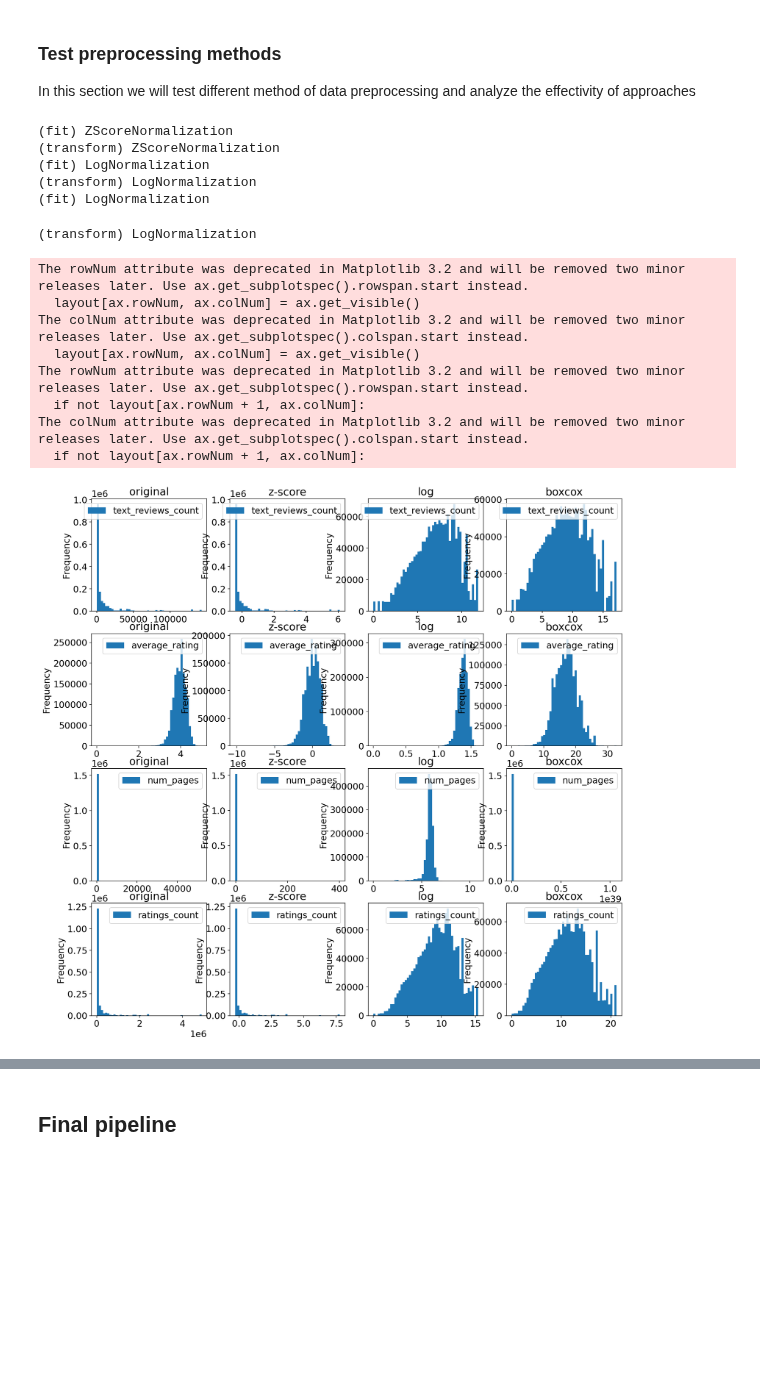
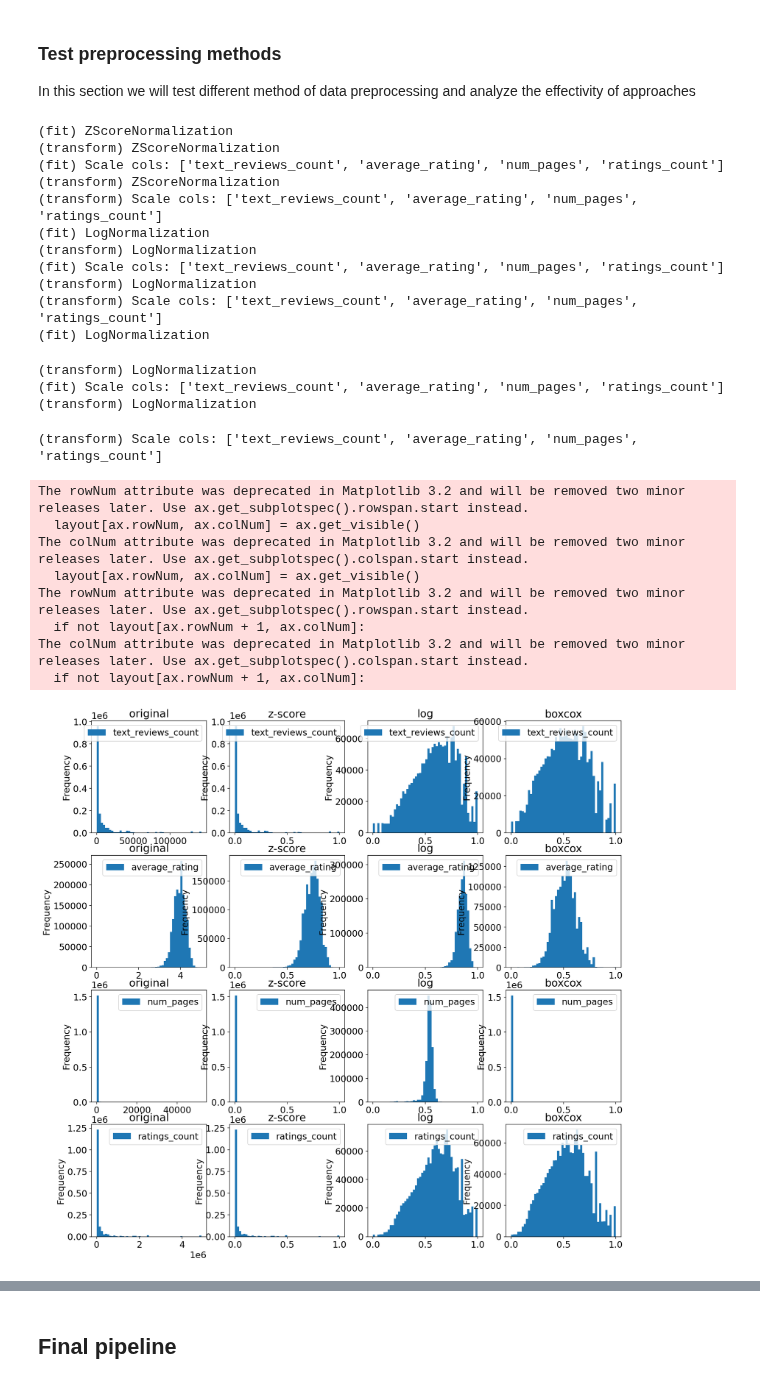
Before and after one commit to Pomichal/oznal-project, a Jupyter notebook: notebooks/Preprocessing.ipynb, the cells around one changed output, grey strips where cells are left out. Cells and saved outputs as stored; diff of their text form; code cells hidden in the pictures; blank space fills up the shorter version.

```diff
--- a/notebooks/Preprocessing.ipynb
+++ b/notebooks/Preprocessing.ipynb
@@ -136,43 +133,56 @@ numeric_cols = [
                 'average_rating',
                 'num_pages',
                 'ratings_count'
                ]
 
+scaler = MinMaxScaler(feature_range=(0,1))
+
 def drop_zero(df, col_name):
     return [i != 0 for i in df[col_name]]
 
 ppl1 = Pipeline([
-#      ('Scale', pp.Scale(numeric_cols, MinMaxScaler())),
      ('DropZeros', pp.DropValues(numeric_cols, drop_zero)),
-     ('ZScore', pp.ZScoreNormalization(numeric_cols))
+     ('ZScore', pp.ZScoreNormalization(numeric_cols)),
+     ('Scale', pp.Scale(numeric_cols, scaler)),
 ])
 ppl2 = Pipeline([
 # #      ('Scale', pp.Scale(numeric_cols, MinMaxScaler())),
      ('DropZeros', pp.DropValues(numeric_cols, drop_zero)),
-     ('Ln', pp.LogNormalization(numeric_cols))
+     ('Ln', pp.LogNormalization(numeric_cols)),
+     ('Scale', pp.Scale(numeric_cols, scaler)),
 ])
 ppl3 = Pipeline([
      ('DropZeros', pp.DropValues(numeric_cols, drop_zero)),
-     ('Boxcox', pp.BoxCoxNormalization(numeric_cols))
+     ('Boxcox', pp.BoxCoxNormalization(numeric_cols)),
+     ('Scale', pp.Scale(numeric_cols, scaler)),
 ])
 
 titles = ['original', 'z-score', 'log', 'boxcox']
 
 
 test_preprocessing(X_train, numeric_cols, [ppl1, ppl2, ppl3], titles=titles, kind='hist')
 # %% [output]
 (fit) ZScoreNormalization
 (transform) ZScoreNormalization
+(fit) Scale cols: ['text_reviews_count', 'average_rating', 'num_pages', 'ratings_count']
+(transform) ZScoreNormalization
+(transform) Scale cols: ['text_reviews_count', 'average_rating', 'num_pages', 'ratings_count']
 (fit) LogNormalization
 (transform) LogNormalization
+(fit) Scale cols: ['text_reviews_count', 'average_rating', 'num_pages', 'ratings_count']
+(transform) LogNormalization
+(transform) Scale cols: ['text_reviews_count', 'average_rating', 'num_pages', 'ratings_count']
 (fit) LogNormalization
 (transform) LogNormalization
+(fit) Scale cols: ['text_reviews_count', 'average_rating', 'num_pages', 'ratings_count']
+(transform) LogNormalization
-The rowNum attribute was deprecated in Matplotlib 3.2 and will be removed two minor releases later. Use ax.get_subplotspec().rowspan.start instead.
-  layout[ax.rowNum, ax.colNum] = ax.get_visible()
-The colNum attribute was deprecated in Matplotlib 3.2 and will be removed two minor releases later. Use ax.get_subplotspec().colspan.start instead.
-  layout[ax.rowNum, ax.colNum] = ax.get_visible()
-The rowNum attribute was deprecated in Matplotlib 3.2 and will be removed two minor releases later. Use ax.get_subplotspec().rowspan.start instead.
-  if not layout[ax.rowNum + 1, ax.colNum]:
-The colNum attribute was deprecated in Matplotlib 3.2 and will be removed two minor releases later. Use ax.get_subplotspec().colspan.start instead.
-  if not layout[ax.rowNum + 1, ax.colNum]:
+(transform) Scale cols: ['text_reviews_count', 'average_rating', 'num_pages', 'ratings_count']
+The rowNum attribute was deprecated in Matplotlib 3.2 and will be removed two minor releases later. Use ax.get_subplotspec().rowspan.start instead.
+  layout[ax.rowNum, ax.colNum] = ax.get_visible()
+The colNum attribute was deprecated in Matplotlib 3.2 and will be removed two minor releases later. Use ax.get_subplotspec().colspan.start instead.
+  layout[ax.rowNum, ax.colNum] = ax.get_visible()
+The rowNum attribute was deprecated in Matplotlib 3.2 and will be removed two minor releases later. Use ax.get_subplotspec().rowspan.start instead.
+  if not layout[ax.rowNum + 1, ax.colNum]:
+The colNum attribute was deprecated in Matplotlib 3.2 and will be removed two minor releases later. Use ax.get_subplotspec().colspan.start instead.
+  if not layout[ax.rowNum + 1, ax.colNum]:
-[figure, old version]
+[figure, new version]
```
Also changed, not shown: parts of 16 cells of this notebook, 1 other file.
